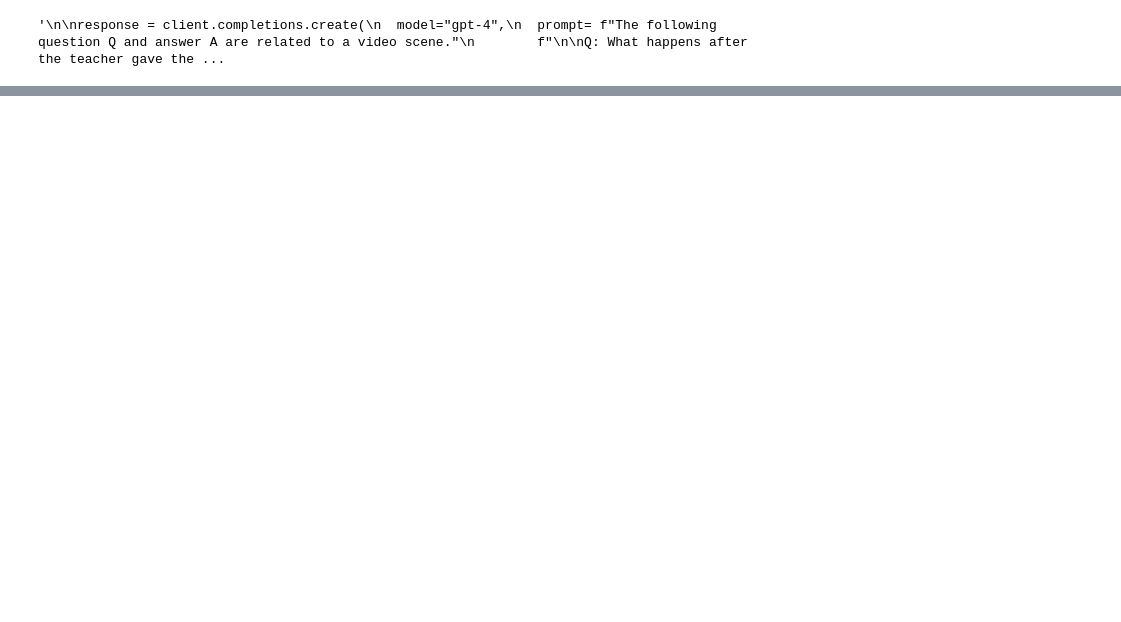
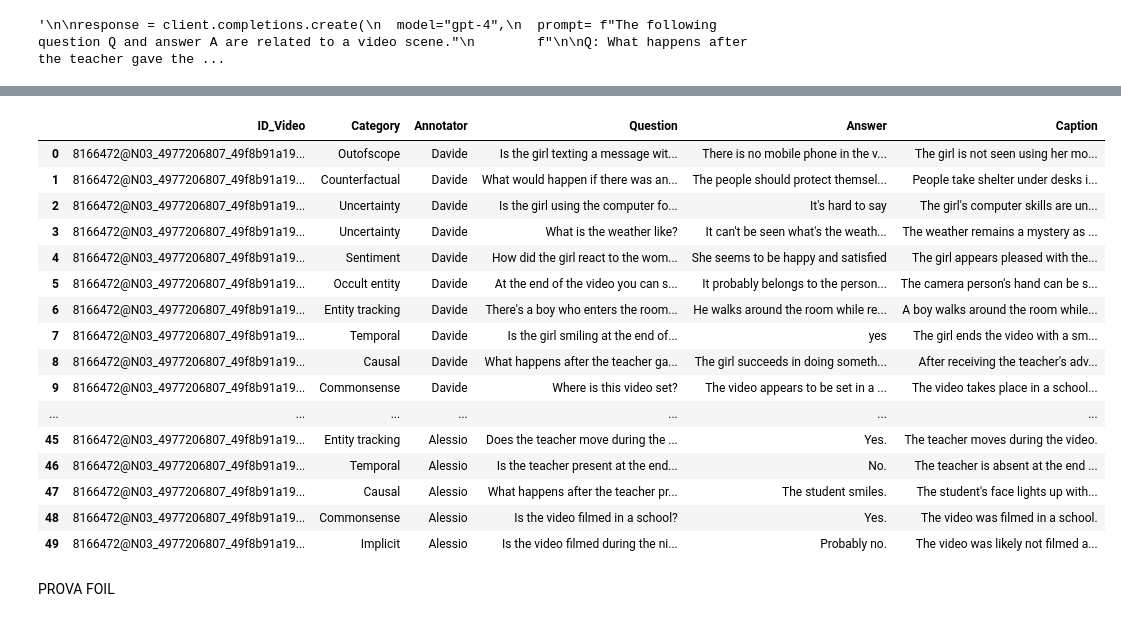
Before and after one commit to Caput97/Benchmark_PilotTest, a Jupyter notebook: prova.ipynb, the cells around one changed output, grey strips where cells are left out. Drawn from its saved outputs; the diff is of its cells as text; code cells hidden in the pictures; blank space fills up the shorter version.

```diff
--- a/prova.ipynb
+++ b/prova.ipynb
@@ -127 +121,28 @@ df
+# %%
+#clean up noise from outputs
+
+for index, row in df.iterrows():
+
+    cleaned_sent = re.sub(r'Caption:|"', '', row['Caption'])
+    df.loc[index, 'Caption'] = cleaned_sent
+
+df
+# %% [output]
+|  | ID_Video | Category | Annotator | Question | Answer | Caption |
+| 0 | 8166472@N03_4977206807_49f8b91a19... | Outofscope | Davide | Is the girl texting a message wit... | There is no mobile phone in the v... | The girl is not seen using her mo... |
+| 1 | 8166472@N03_4977206807_49f8b91a19... | Counterfactual | Davide | What would happen if there was an... | The people should protect themsel... | People take shelter under desks i... |
+| 2 | 8166472@N03_4977206807_49f8b91a19... | Uncertainty | Davide | Is the girl using the computer fo... | It's hard to say | The girl's computer skills are un... |
+| 3 | 8166472@N03_4977206807_49f8b91a19... | Uncertainty | Davide | What is the weather like? | It can't be seen what's the weath... | The weather remains a mystery as ... |
+| 4 | 8166472@N03_4977206807_49f8b91a19... | Sentiment | Davide | How did the girl react to the wom... | She seems to be happy and satisfied | The girl appears pleased with the... |
+| 5 | 8166472@N03_4977206807_49f8b91a19... | Occult entity | Davide | At the end of the video you can s... | It probably belongs to the person... | The camera person's hand can be s... |
+| 6 | 8166472@N03_4977206807_49f8b91a19... | Entity tracking | Davide | There's a boy who enters the room... | He walks around the room while re... | A boy walks around the room while... |
+| 7 | 8166472@N03_4977206807_49f8b91a19... | Temporal | Davide | Is the girl smiling at the end of... | yes | The girl ends the video with a sm... |
+| 8 | 8166472@N03_4977206807_49f8b91a19... | Causal | Davide | What happens after the teacher ga... | The girl succeeds in doing someth... | After receiving the teacher's adv... |
+| 9 | 8166472@N03_4977206807_49f8b91a19... | Commonsense | Davide | Where is this video set? | The video appears to be set in a ... | The video takes place in a school... |
+| ... | ... | ... | ... | ... | ... | ... |
+| 45 | 8166472@N03_4977206807_49f8b91a19... | Entity tracking | Alessio | Does the teacher move during the ... | Yes. | The teacher moves during the video. |
+| 46 | 8166472@N03_4977206807_49f8b91a19... | Temporal | Alessio | Is the teacher present at the end... | No. | The teacher is absent at the end ... |
+| 47 | 8166472@N03_4977206807_49f8b91a19... | Causal | Alessio | What happens after the teacher pr... | The student smiles. | The student's face lights up with... |
+| 48 | 8166472@N03_4977206807_49f8b91a19... | Commonsense | Alessio | Is the video filmed in a school? | Yes. | The video was filmed in a school. |
+| 49 | 8166472@N03_4977206807_49f8b91a19... | Implicit | Alessio | Is the video filmed during the ni... | Probably no. | The video was likely not filmed a... |
 # %%
@@ -156,3 +177,5 @@ def make_request(question, answer):
 
 
     '''
+# %% [markdown]
+PROVA FOIL
```
Also changed, not shown: parts of 10 cells of this notebook, 3 other files.
